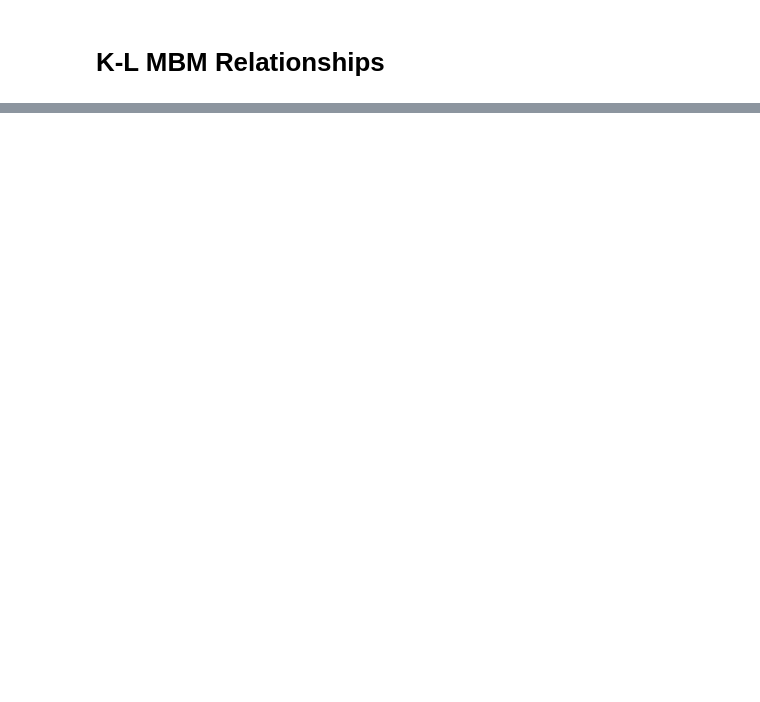
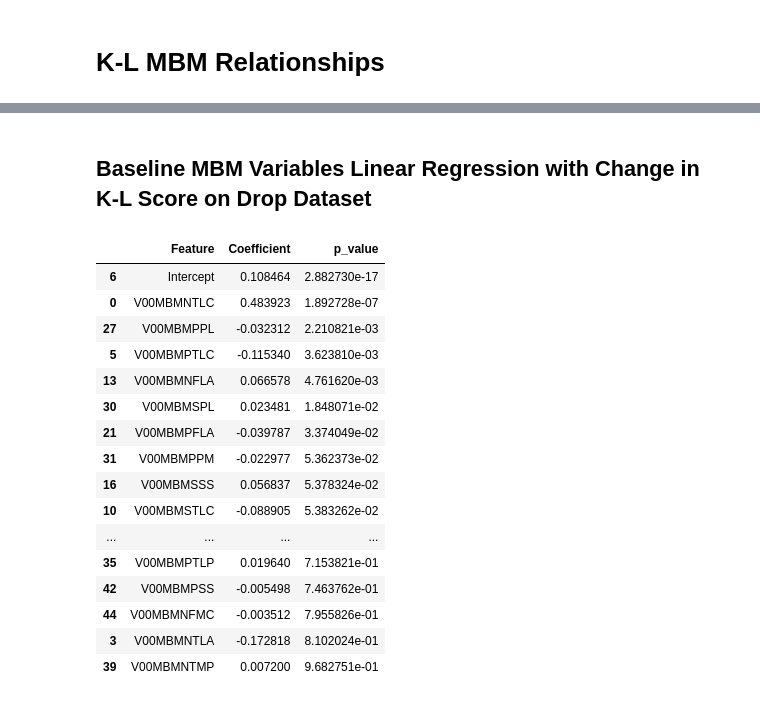
Before and after one commit to Mitch-Jones0507/MSc_OAI_Project, a Jupyter notebook: notebook/kl_oriented/kl_mbm_relationships.ipynb, the cells around one changed output, grey strips where cells are left out. Cells and saved outputs as stored; diff of their text form; code cells hidden in the pictures; blank space fills up the shorter version.

```diff
--- a/notebook/kl_oriented/kl_mbm_relationships.ipynb
+++ b/notebook/kl_oriented/kl_mbm_relationships.ipynb
@@ -77,0 +82,24 @@ display(v01_v03_kl_drop_coef_df)
+# %% [markdown]
+## Baseline MBM Variables Linear Regression with Change in K-L Score on Drop Dataset
+# %%
+from scripts.mbm.kl_oriented.kl_mbm_relationships import v00_kl_drop_change_coef_df
+
+display(v00_kl_drop_change_coef_df.sort_values(by='p_value', ascending=True))
+# %% [output]
+|  | Feature | Coefficient | p_value |
+| 6 | Intercept | 0.108464 | 2.882730e-17 |
+| 0 | V00MBMNTLC | 0.483923 | 1.892728e-07 |
+| 27 | V00MBMPPL | -0.032312 | 2.210821e-03 |
+| 5 | V00MBMPTLC | -0.115340 | 3.623810e-03 |
+| 13 | V00MBMNFLA | 0.066578 | 4.761620e-03 |
+| 30 | V00MBMSPL | 0.023481 | 1.848071e-02 |
+| 21 | V00MBMPFLA | -0.039787 | 3.374049e-02 |
+| 31 | V00MBMPPM | -0.022977 | 5.362373e-02 |
+| 16 | V00MBMSSS | 0.056837 | 5.378324e-02 |
+| 10 | V00MBMSTLC | -0.088905 | 5.383262e-02 |
+| ... | ... | ... | ... |
+| 35 | V00MBMPTLP | 0.019640 | 7.153821e-01 |
+| 42 | V00MBMPSS | -0.005498 | 7.463762e-01 |
+| 44 | V00MBMNFMC | -0.003512 | 7.955826e-01 |
+| 3 | V00MBMNTLA | -0.172818 | 8.102024e-01 |
+| 39 | V00MBMNTMP | 0.007200 | 9.682751e-01 |
```
Also changed, not shown: parts of 19 cells of this notebook, 17 other files.
